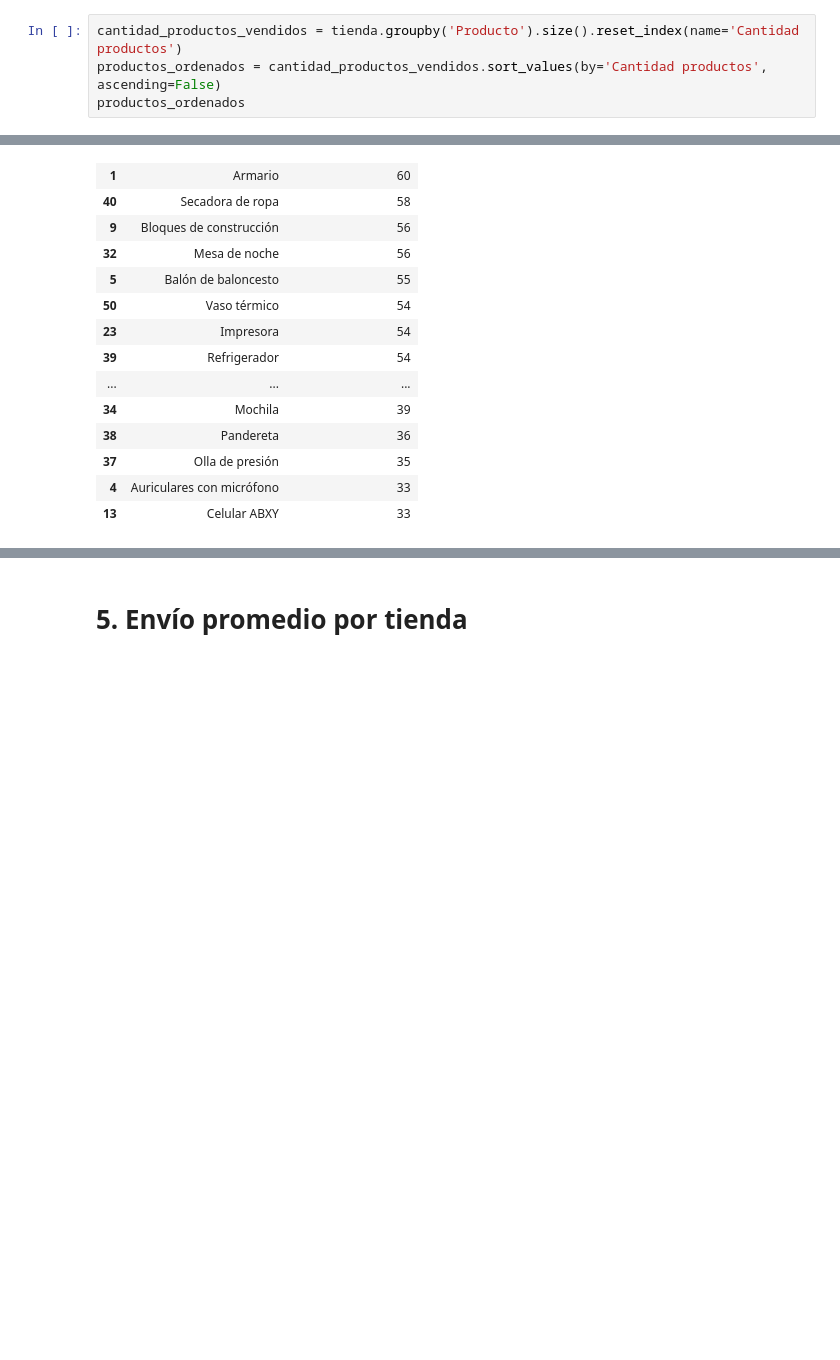
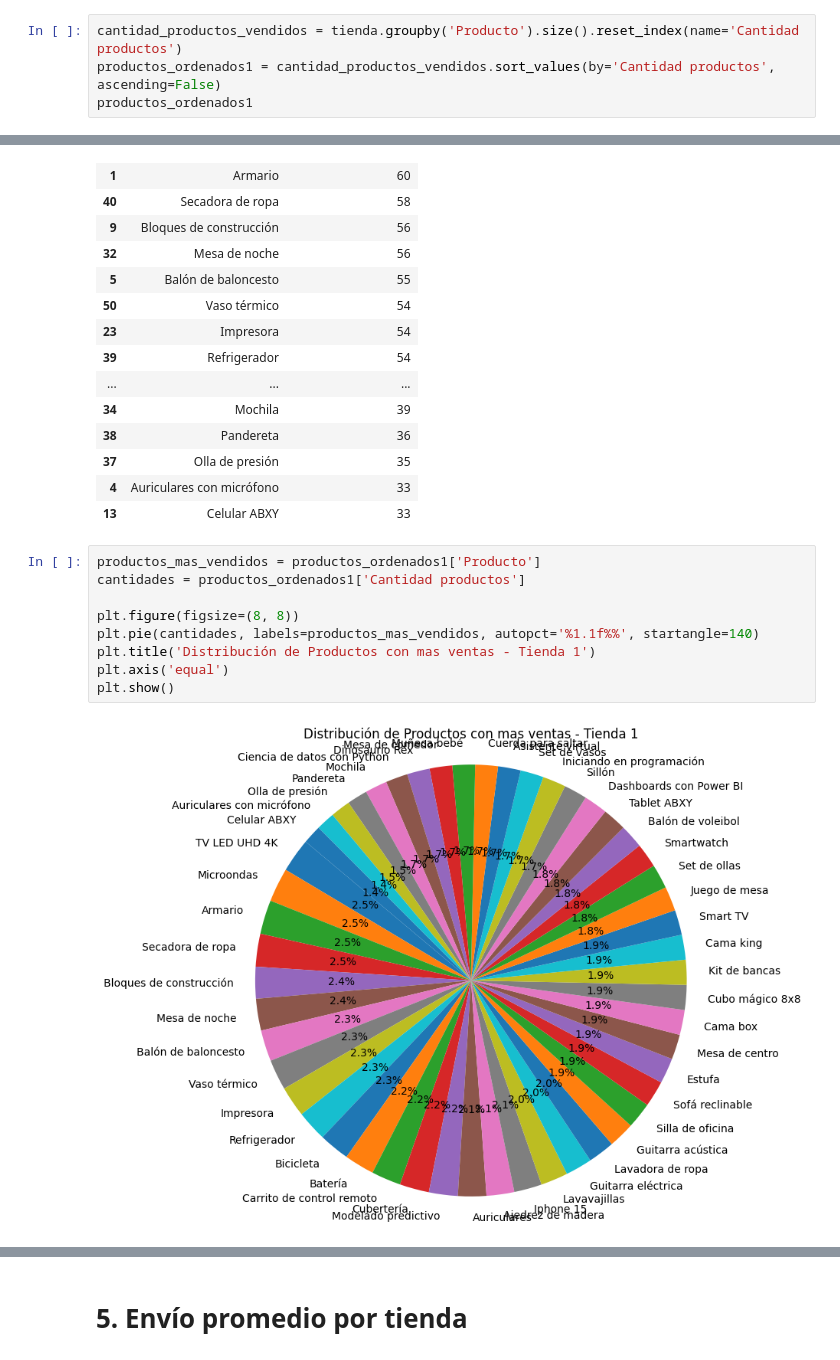
Before and after one commit to RamsesSosa04/Alura_Store_Latam, a Jupyter notebook: AluraStoreLatam.ipynb, the cells around one changed output, grey strips where cells are left out. Drawn from its saved outputs; the diff is of its cells as text; blank space fills up the shorter version.

Commit message:
Add graph best selling products for all 4 stores

```diff
--- a/AluraStoreLatam.ipynb
+++ b/AluraStoreLatam.ipynb
@@ -270,8 +270,8 @@ plt.show()
 # 4. Productos más y menos vendidos
 # %%
 cantidad_productos_vendidos = tienda.groupby('Producto').size().reset_index(name='Cantidad productos')
-productos_ordenados = cantidad_productos_vendidos.sort_values(by='Cantidad productos', ascending=False)
-productos_ordenados
+productos_ordenados1 = cantidad_productos_vendidos.sort_values(by='Cantidad productos', ascending=False)
+productos_ordenados1
 # %% [output]
 |  | Producto | Cantidad productos |
 | 48 | TV LED UHD 4K | 60 |
@@ -290,3 +290,14 @@ productos_ordenados
 | 37 | Olla de presión | 35 |
 | 4 | Auriculares con micrófono | 33 |
 | 13 | Celular ABXY | 33 |
+# %%
+productos_mas_vendidos = productos_ordenados1['Producto']
+cantidades = productos_ordenados1['Cantidad productos']
+
+plt.figure(figsize=(8, 8))
+plt.pie(cantidades, labels=productos_mas_vendidos, autopct='%1.1f%%', startangle=140)
+plt.title('Distribución de Productos con mas ventas - Tienda 1')
+plt.axis('equal')
+plt.show()
+# %% [output]
+[figure, added]
```
Also changed, not shown: parts of 7 cells of this notebook.
